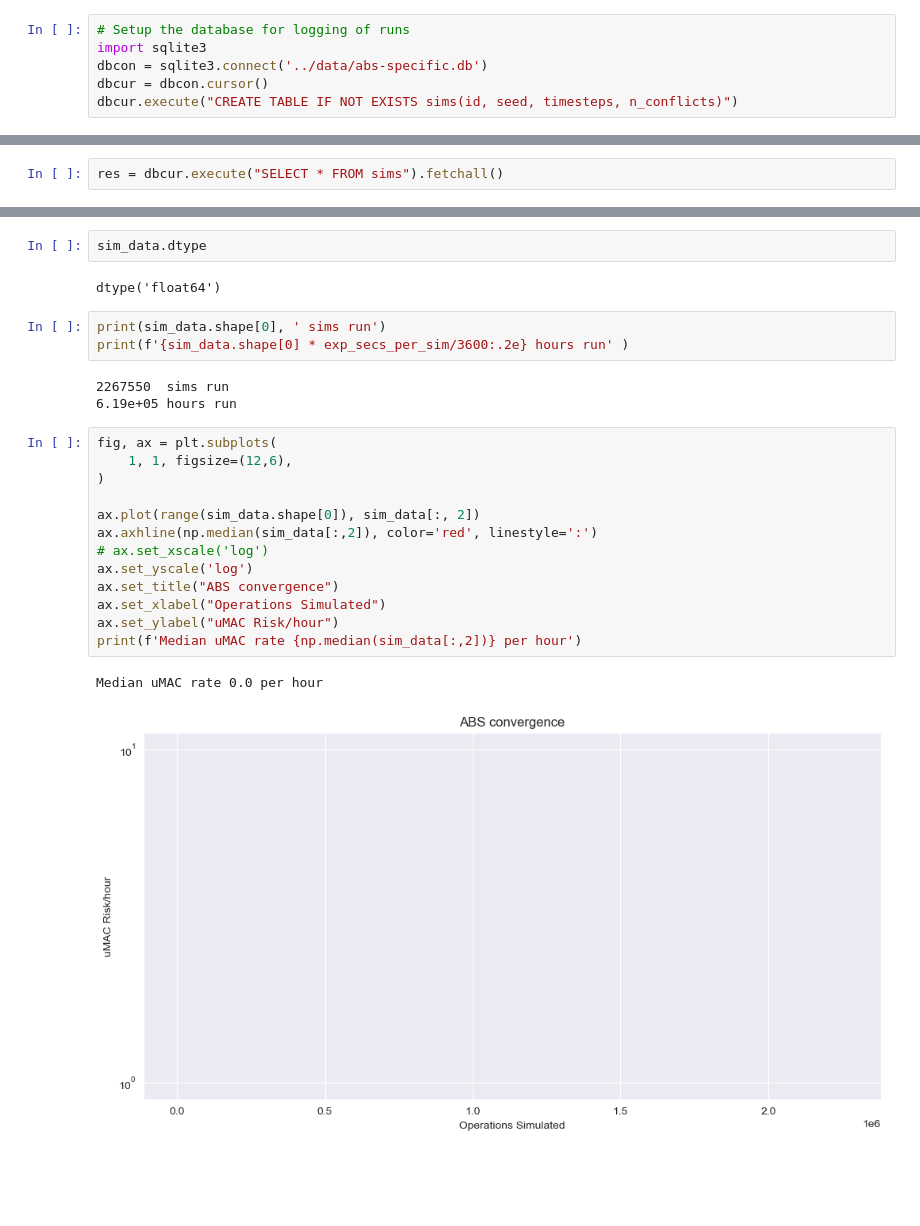
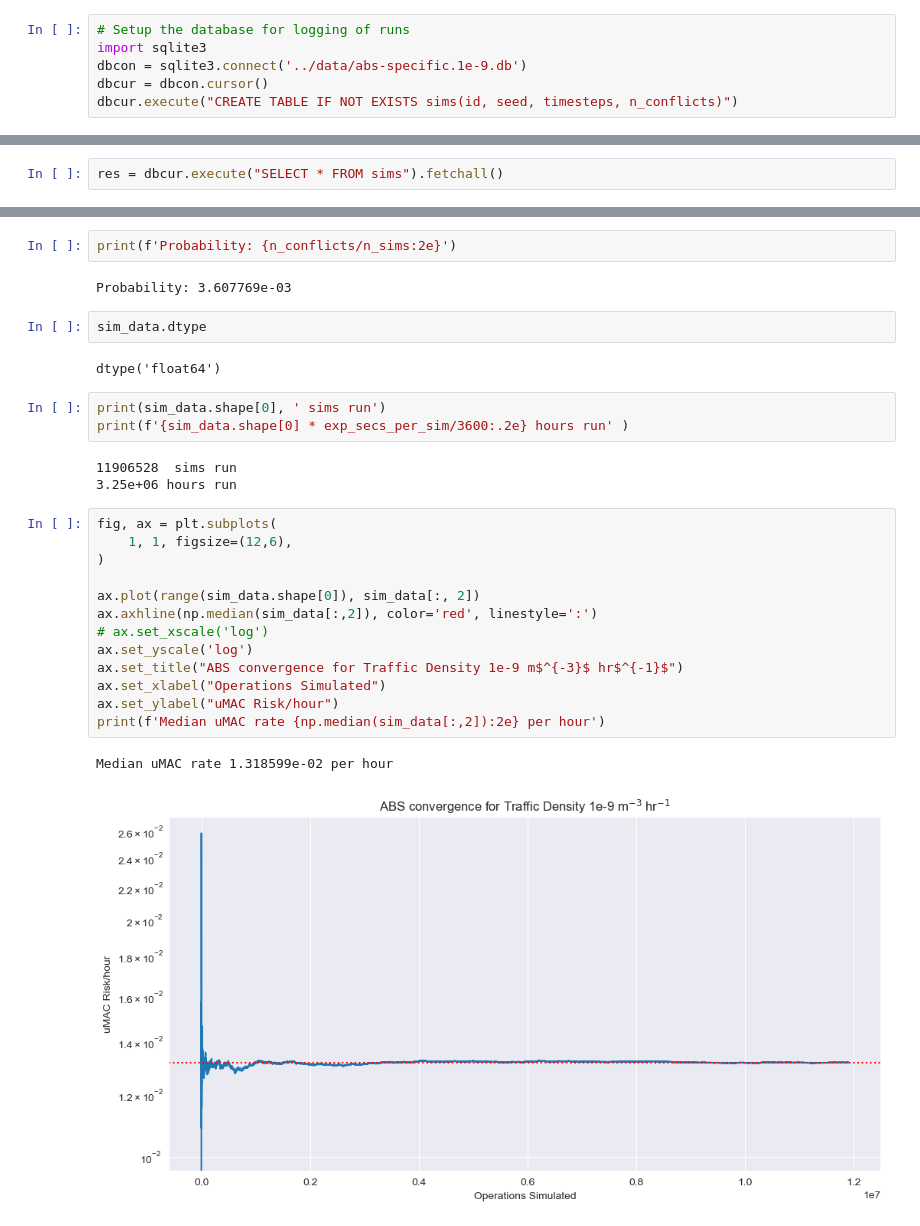
Before and after one commit to aliaksei135/sandbox, a Jupyter notebook: tfc_dists/notebooks/traj_risk.ipynb, the cells around one changed output, grey strips where cells are left out. Saved outputs shown, nothing was run; the diff lists cells and outputs as text; blank space fills up the shorter version.

```diff
--- a/tfc_dists/notebooks/traj_risk.ipynb
+++ b/tfc_dists/notebooks/traj_risk.ipynb
@@ -323,7 +324,7 @@ The ownship then follows the trajectory path being analysed and any conflicts ar
 # %%
 # Setup the database for logging of runs
 import sqlite3
-dbcon = sqlite3.connect('../data/abs-specific.db')
+dbcon = sqlite3.connect('../data/abs-specific.1e-9.db')
 dbcur = dbcon.cursor()
 dbcur.execute("CREATE TABLE IF NOT EXISTS sims(id, seed, timesteps, n_conflicts)")
 # %% [output]
@@ -448,4 +420,8 @@ sim_data = np.cumsum(sim_data, axis=0)
 sim_data = np.hstack((sim_data, (sim_data[:, 1] / (sim_data[:, 0]/3600))[:, None]))
+# %%
+print(f'Probability: {n_conflicts/n_sims:2e}')
+# %% [output]
+Probability: 3.607769e-03
 # %%
 sim_data.dtype
 # %% [output]
@@ -454,24 +430,24 @@ dtype('float64')
 print(sim_data.shape[0], ' sims run')
 print(f'{sim_data.shape[0] * exp_secs_per_sim/3600:.2e} hours run' )
 # %% [output]
-2267550  sims run
-6.19e+05 hours run
+11906528  sims run
+3.25e+06 hours run
 # %%
 fig, ax = plt.subplots(
     1, 1, figsize=(12,6),
 )
 
 ax.plot(range(sim_data.shape[0]), sim_data[:, 2])
 ax.axhline(np.median(sim_data[:,2]), color='red', linestyle=':')
 # ax.set_xscale('log')
 ax.set_yscale('log')
-ax.set_title("ABS convergence")
+ax.set_title("ABS convergence for Traffic Density 1e-9 m$^{-3}$ hr$^{-1}$")
 ax.set_xlabel("Operations Simulated")
 ax.set_ylabel("uMAC Risk/hour")
-print(f'Median uMAC rate {np.median(sim_data[:,2])} per hour')
+print(f'Median uMAC rate {np.median(sim_data[:,2]):2e} per hour')
 # %% [output]
-Median uMAC rate 0.0 per hour
+Median uMAC rate 1.318599e-02 per hour
-[figure, old version]
+[figure, new version]
 # %%
 conflict_sum = sim_data[:, 2].sum()
 sim_hrs = sim_data[:, 1].sum() / (60*60)
```
Also changed, not shown: parts of 10 cells of this notebook.
